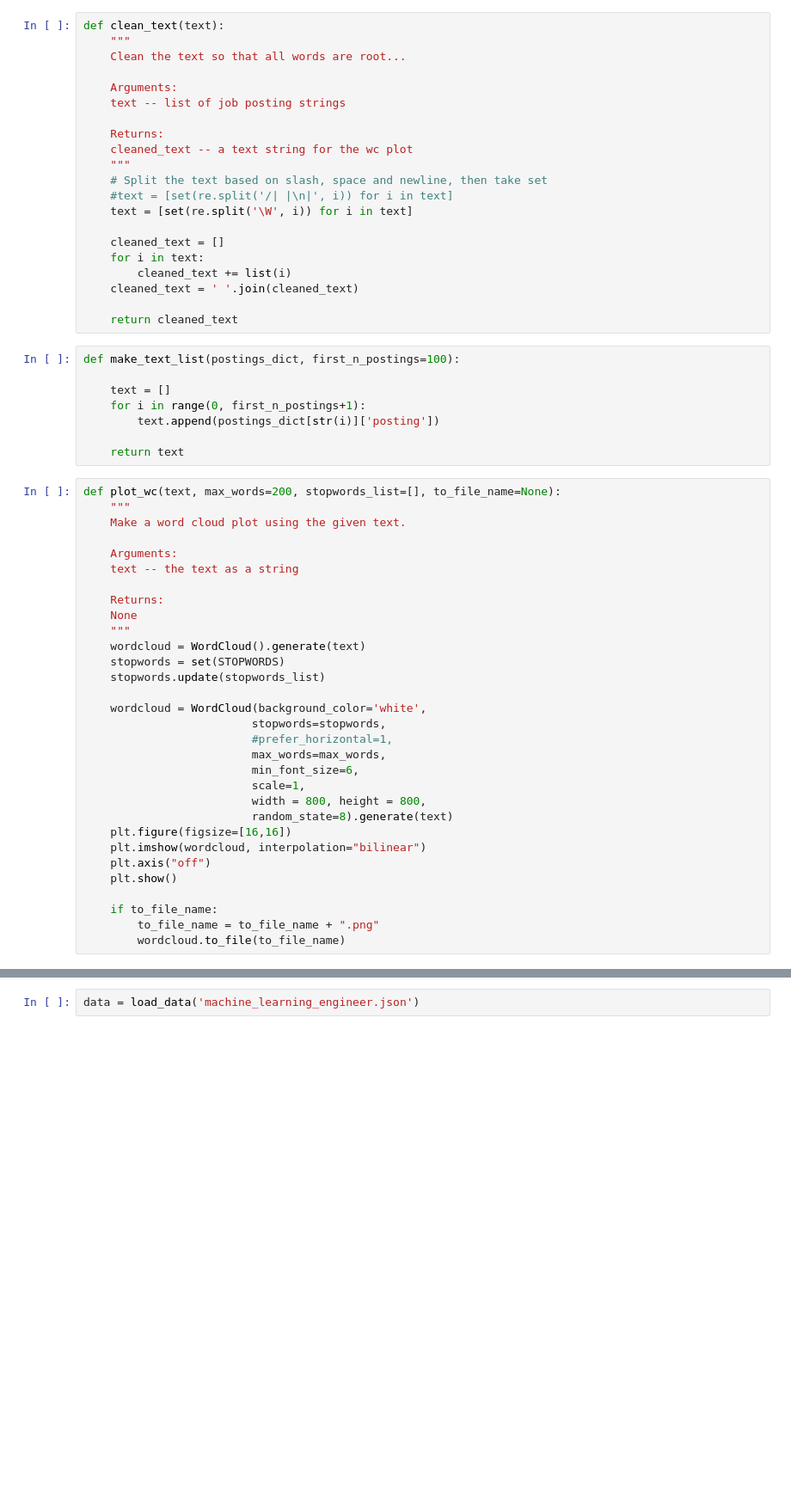
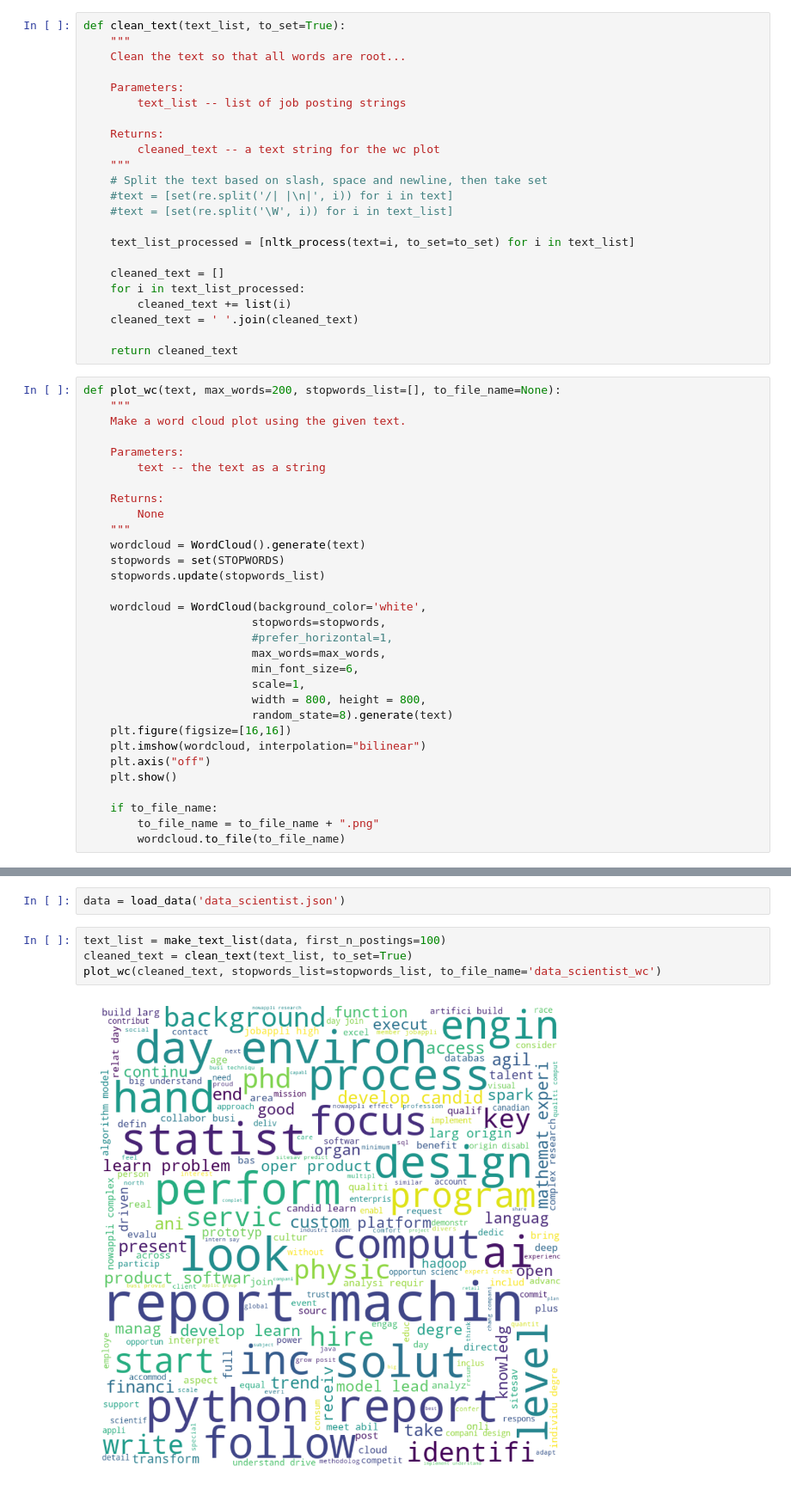
Before and after one commit to georgeliu1998/ideal_profiles, a Jupyter notebook: ideal_profiles_2.ipynb, the cells around one changed output, grey strips where cells are left out. Shown at 86% size. Cells and saved outputs as stored; diff of their text form; blank space fills up the shorter version.

Commit message:
Complete clean_text function

```diff
--- a/ideal_profiles_2.ipynb
+++ b/ideal_profiles_2.ipynb
@@ -212,42 +73,36 @@ def load_data(file_name):
 # %%
-def clean_text(text):
+def clean_text(text_list, to_set=True):
     """
     Clean the text so that all words are root...
 
-    Arguments:
-    text -- list of job posting strings
+    Parameters:
+        text_list -- list of job posting strings
 
     Returns:
-    cleaned_text -- a text string for the wc plot
+        cleaned_text -- a text string for the wc plot
     """
     # Split the text based on slash, space and newline, then take set
     #text = [set(re.split('/| |\n|', i)) for i in text]
-    text = [set(re.split('\W', i)) for i in text]
+    #text = [set(re.split('\W', i)) for i in text_list]
+
+    text_list_processed = [nltk_process(text=i, to_set=to_set) for i in text_list]
 
     cleaned_text = []
-    for i in text:
+    for i in text_list_processed:
         cleaned_text += list(i)
     cleaned_text = ' '.join(cleaned_text)
 
     return cleaned_text
-# %%
-def make_text_list(postings_dict, first_n_postings=100):
-
-    text = []
-    for i in range(0, first_n_postings+1):
-        text.append(postings_dict[str(i)]['posting'])
-
-    return text
 # %%
 def plot_wc(text, max_words=200, stopwords_list=[], to_file_name=None):
     """
     Make a word cloud plot using the given text.
 
-    Arguments:
-    text -- the text as a string
+    Parameters:
+        text -- the text as a string
 
     Returns:
-    None
+        None
     """
     wordcloud = WordCloud().generate(text)
     stopwords = set(STOPWORDS)
@@ -276,2 +127,8 @@ All 290 postings have been scraped and saved!
 # %%
-data = load_data('machine_learning_engineer.json')
+data = load_data('data_scientist.json')
+# %%
+text_list = make_text_list(data, first_n_postings=100)
+cleaned_text = clean_text(text_list, to_set=True)
+plot_wc(cleaned_text, stopwords_list=stopwords_list, to_file_name='data_scientist_wc')
+# %% [output]
+[figure, added]
```
Also changed, not shown: parts of 13 cells of this notebook.
